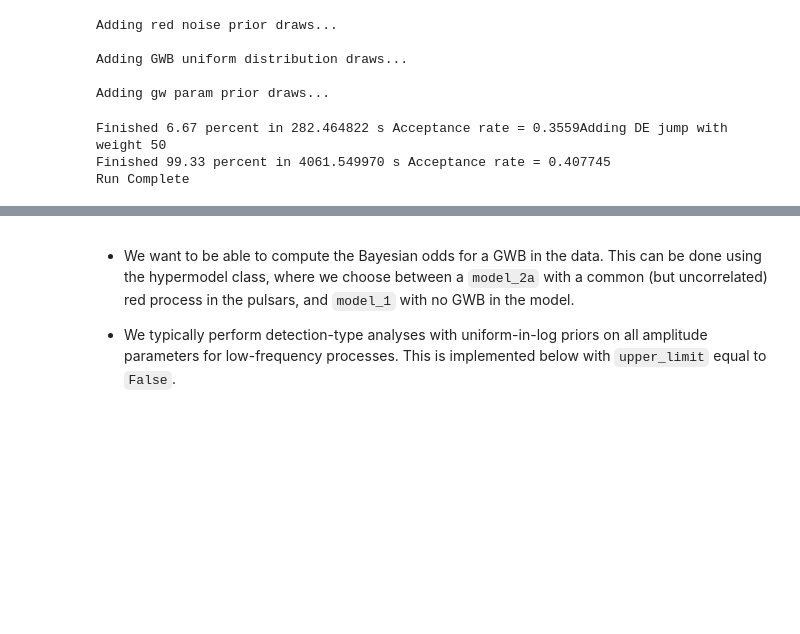
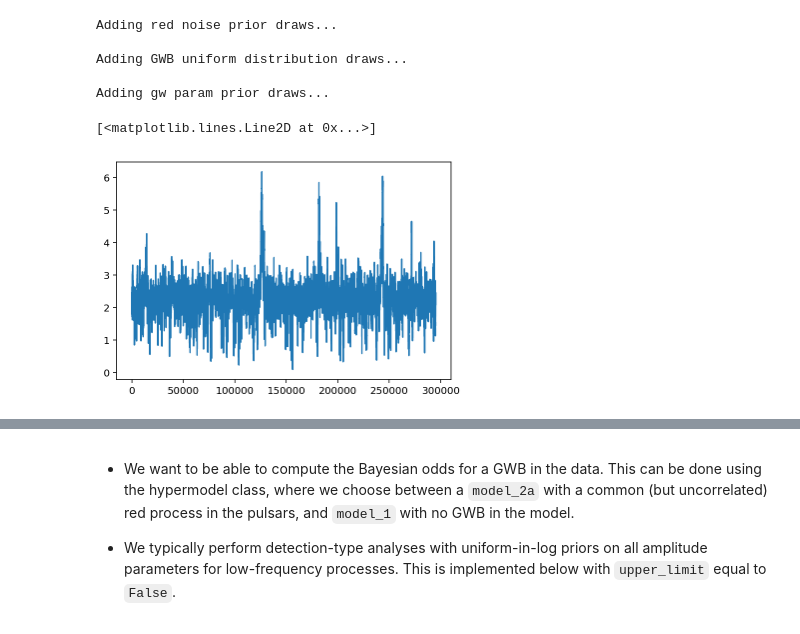
Before and after one commit to nanograv/12p5yr_stochastic_analysis, a Jupyter notebook: notebooks/pta_gwb_analysis.ipynb, the cells around one changed output, grey strips where cells are left out. Saved outputs shown, nothing was run; the diff lists cells and outputs as text; code cells hidden in the pictures; blank space fills up the shorter version.

```diff
--- a/notebooks/pta_gwb_analysis.ipynb
+++ b/notebooks/pta_gwb_analysis.ipynb
@@ -355,11 +294,7 @@ N = int(1.5e5)  # normally this would be 5e6, but this saves time
 x0 = super_model.initial_sample()
 # %%
-# sample: this should take about an hour
-sampler.sample(x0, N, SCAMweight=30, AMweight=15, DEweight=50, )
+# Sampling this will take a very long time. If you want to sample it yourself, uncomment the next line:
+# sampler.sample(x0, N, SCAMweight=30, AMweight=15, DEweight=50, )
-# %% [output]
-Finished 6.67 percent in 282.464822 s Acceptance rate = 0.3559Adding DE jump with weight 50
-Finished 99.33 percent in 4061.549970 s Acceptance rate = 0.407745
-Run Complete
 # %%
 # Read in chains and parameters
 chain = np.loadtxt(outDir + '/chain_1.txt')
@@ -375,2 +303,9 @@ hist_kwargs = {'bins':50, 'density':True}
+# %%
+# Make trace-plot to diagnose sampling
+ind = list(pars).index('gw_log10_A')
+plt.plot(chain[burn:, ind])
+# %% [output]
+[<matplotlib.lines.Line2D at 0x...>]
+[figure, added]
 # %%
 # Plot GW amplitude posterior
```
Also changed, not shown: parts of 38 cells of this notebook, 11 other files.
